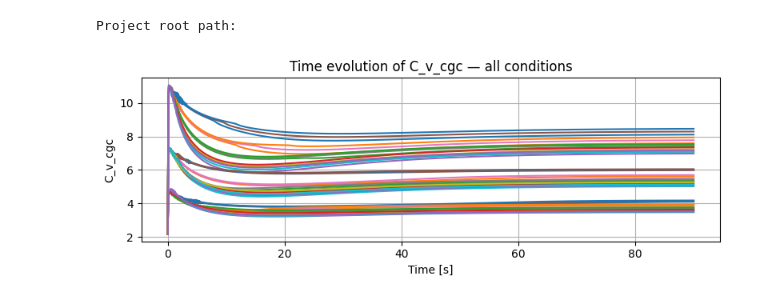
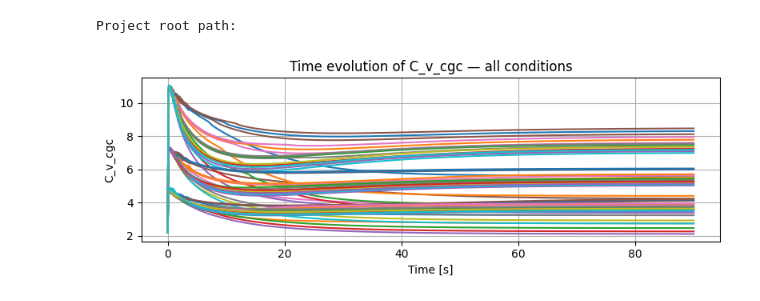
Before and after one commit to YuKwanH/DS-AlphaPEM, a Jupyter notebook: simulation/model/comparison/variables.ipynb, the cells around one changed output. Drawn from its saved outputs; the diff is of its cells as text; code cells hidden in the pictures.

Commit message:
compared the difference between dynamic model and static model comprehensively

```diff
--- a/simulation/model/comparison/variables.ipynb
+++ b/simulation/model/comparison/variables.ipynb
@@ -29,14 +29,16 @@ Project root path:
 # %%
 I_points = [10, 20, 30, 40, 50]
 
-dyn_sim_log = {}
-stat_sim_log = {}
+dyn_log_all = {}
 
-for RHC in [0.5]:
+for RHC in [0, 0.5]:
     for P_des in [1.3,1.4,1.5]:
-        for T_des in [323.15,333.15,343.15]:
+        for T_des in [50,60,70]:
+            if RHC == 0 and P_des != 1.3:
+                continue # Skip the condition that not yet carried out on the experimental side
+            else:
+                pass
             states_dyn = []
-            states_stat = []
             time_evolutions = []
 
             for I_LOAD in I_points:
@@ -44,7 +46,7 @@ for RHC in [0.5]:
                 operating_inputs["Phi_c_des"] = RHC
                 operating_inputs["Pa_des"] = P_des * 1e5
                 operating_inputs["Pc_des"] = P_des * 1e5
-                operating_inputs["Tfc"] = T_des
+                operating_inputs["Tfc"] = T_des + 273.15
                 operating_inputs["current_density"] = lambda x: I_LOAD/parameters["Aact"]
                 model = PEMFC_dyn(parameters,operating_inputs, init_x(operating_inputs, parameters))
                 sol = solve_ivp(model.dxdt, (0, 90), init_x(operating_inputs, parameters), method='BDF', max_step=1e-1)
@@ -58,22 +60,11 @@ for RHC in [0.5]:
                 for key, var_name in enumerate(model.elec_variables):
                     states[var_name] = model.elec_variables[var_name][-1]
                     time_evo[var_name] = model.elec_variables[var_name]
-
                 states_dyn.append(states)
                 time_evolutions.append(time_evo)
-                # --------------- Steady-state Simulation  --------------- #
-                operating_inputs_stat = operating_inputs.copy()
-                operating_inputs_stat = {'Tfc': T_des, 'Phi_a_des': 0, 'Phi_c_des': RHC,
-                                                        'Pa_des': P_des * 1e5, 'Pc_des': P_des * 1e5,
-                                                        'Win_c': 4.8, 'Wout_c': 22.7, 'Win_a': 4.8, 'Wout_a': 4.8}
-                model = PEMFC_stat(parameters,operating_inputs_stat)
-                sol = model.solve(I_LOAD/parameters['Aact'])
-                # --------------- Log states for steady-state simulation  --------------- #
-                states_stat.append(sol)
 
             # --------------- Log states for both simulations  --------------- #
             states_profile_dyn = {}
             for key, value in enumerate(states_dyn[0].keys()):
                 states_profile_dyn[value] = [states[value] for states in states_dyn]
-            dyn_sim_log["RHA"+str(0)+"/RHC" + str(RHC) + "_P" + str(P_des) + "_T" + str(T_des)] = {"states":states_profile_dyn, "time_evolution":time_evolutions}
-            stat_sim_log["RHA"+str(0)+"/RHC" + str(RHC) + "_P" + str(P_des) + "_T" + str(T_des)] = {"states":states_stat}
+            dyn_log_all["RHA"+str(0)+"/RHC" + str(RHC) + "_P" + str(P_des) + "_T" + str(T_des)] = {"states":states_profile_dyn, "time_evolution":time_evolutions}
@@ -80,18 +94,17 @@ for RHC in [0.5]:
 # %%
-
 fig, ax = plt.subplots(figsize=(8, 3))
 
-for cond_key, cond_data in dyn_sim_log.items():
+for cond_key, cond_data in dyn_log_all.items():
     for j, I in enumerate(I_points):
         te = cond_data["time_evolution"][j]
         ax.plot(te["t"], te["C_v_cgc"], label=f"{cond_key}, I={I}A")
 
 ax.set_xlabel("Time [s]")
 ax.set_ylabel("C_v_cgc")
 ax.set_title("Time evolution of C_v_cgc — all conditions")
 ax.grid(True)
 fig.tight_layout()
 plt.show()
 # %% [output]
-[figure, old version]
+[figure, new version]
 # %%
```
Also changed, not shown: parts of 5 cells of this notebook, 3 other files.
